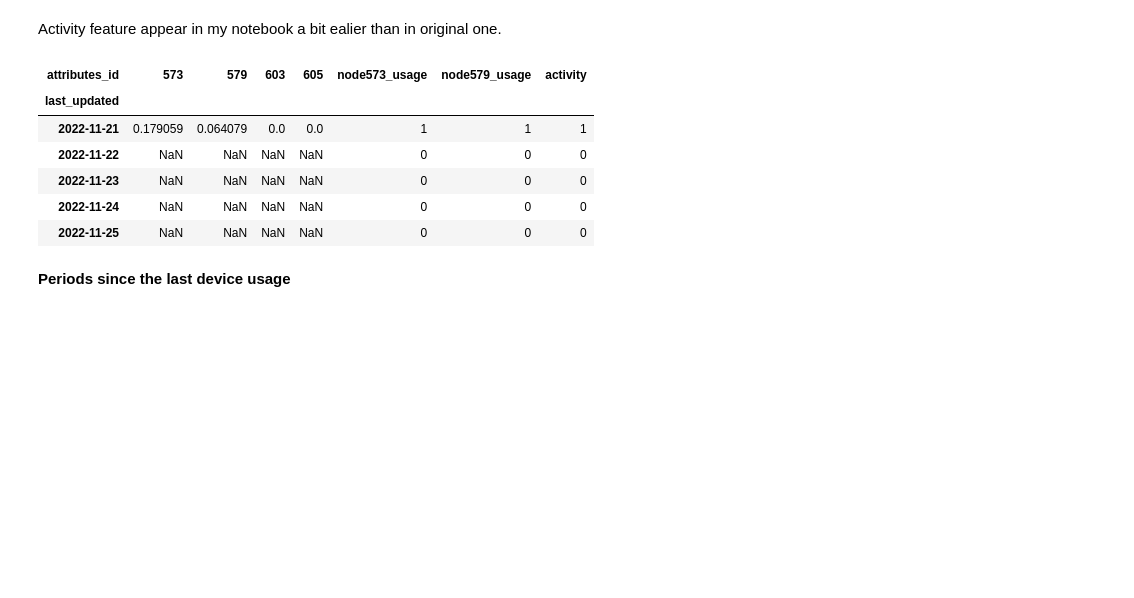
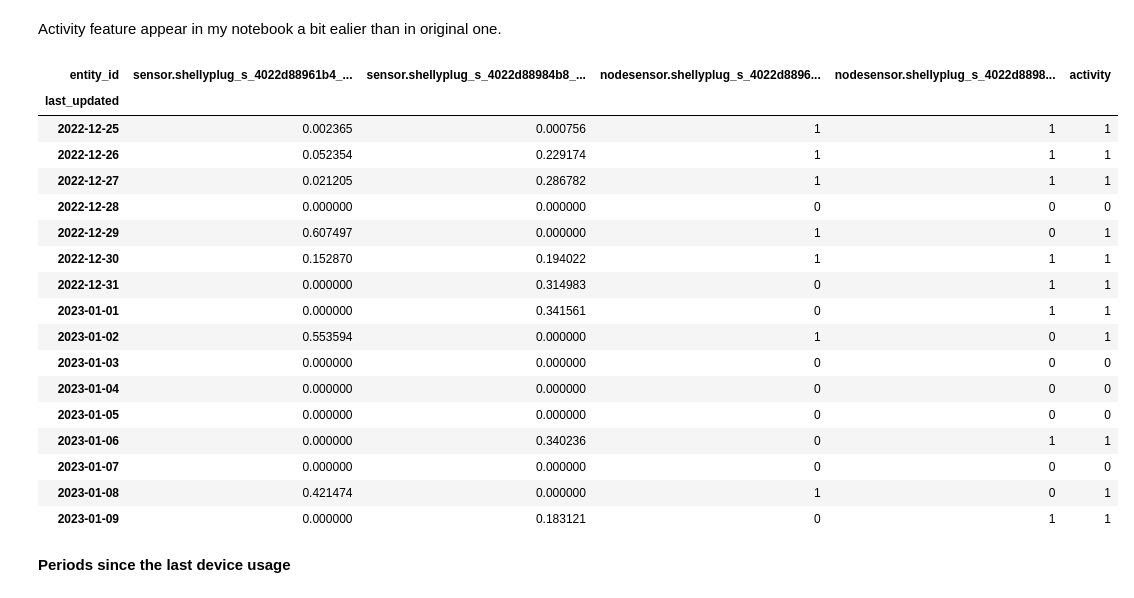
Before and after one commit to sonyaarom/Seminar-Information-Systems, a Jupyter notebook: Preparation_Agent_HA.ipynb, the cells around one changed output. Cells and saved outputs as stored; diff of their text form; code cells hidden in the pictures; blank space fills up the shorter version.

```diff
--- a/Preparation_Agent_HA.ipynb
+++ b/Preparation_Agent_HA.ipynb
@@ -93,5 +37,7 @@ class Preparation_Agent():
+# %%
+shiftable_devices = ["sensor.shellyplug_s_4022d88961b4_power", "sensor.shellyplug_s_4022d88984b8_power"]
 # %%
-prep = Preparation_Agent(dbfile)
+prep = Preparation_Agent(dbfile, shiftable_devices)
 prep.input.head()
 # %% [output]
 |  | state_id | entity_id | state | attributes | event_id | last_changed | last_updated | old_state_id | ... |
@@ -163,4 +213,4 @@ del access_w
 # %%
-data_w = prep.access_w(data_unpacked)
+data_w = prep.access_shiftable_devices(data_unpacked)
 data_w.head()
 # %% [output]
@@ -465,9 +678,9 @@ Function that creates binary variable and aggregates in order to show whether va
 # %%
 ## daily appliance usage
 data_all = prep.aggregate(household_s, '1D')
-active_appliances = [573,579]
+shiftable_devices = ["sensor.shellyplug_s_4022d88961b4_power", "sensor.shellyplug_s_4022d88984b8_power"]
 
-for appliance in active_appliances:
+for appliance in shiftable_devices:
     data_all['node'+ str(appliance) + '_usage'] = prep.get_device_usage(data_all, appliance, 0)
 data_all.filter(regex = 'usage')
 # %% [output]
@@ -495,17 +714,29 @@ def get_activity(self, df, active_appliances, threshold):
 setattr(Preparation_Agent, 'get_activity', get_activity)
 del get_activity
 # %%
-active = [573, 579, 603, 605]
-data_all['activity'] = prep.get_activity(data_all, active, 0)
-data_all.head()
+shiftable_devices = ["sensor.shellyplug_s_4022d88961b4_power", "sensor.shellyplug_s_4022d88984b8_power"]
+
+data_all['activity'] = prep.get_activity(data_all, shiftable_devices, 0)
+data_all
 # %% [output]
-| attributes_id | 573 | 579 | 603 | 605 | node573_usage | node579_usage | activity |
-| last_updated |  |  |  |  |  |  |  |
-| 2022-11-21 | 0.179059 | 0.064079 | 0.0 | 0.0 | 1 | 1 | 1 |
-| 2022-11-22 | NaN | NaN | NaN | NaN | 0 | 0 | 0 |
-| 2022-11-23 | NaN | NaN | NaN | NaN | 0 | 0 | 0 |
-| 2022-11-24 | NaN | NaN | NaN | NaN | 0 | 0 | 0 |
-| 2022-11-25 | NaN | NaN | NaN | NaN | 0 | 0 | 0 |
+| entity_id | sensor.shellyplug_s_4022d88961b4_... | sensor.shellyplug_s_4022d88984b8_... | nodesensor.shellyplug_s_4022d8896... | nodesensor.shellyplug_s_4022d8898... | activity |
+| last_updated |  |  |  |  |  |
+| 2022-12-25 | 0.002365 | 0.000756 | 1 | 1 | 1 |
+| 2022-12-26 | 0.052354 | 0.229174 | 1 | 1 | 1 |
+| 2022-12-27 | 0.021205 | 0.286782 | 1 | 1 | 1 |
+| 2022-12-28 | 0.000000 | 0.000000 | 0 | 0 | 0 |
+| 2022-12-29 | 0.607497 | 0.000000 | 1 | 0 | 1 |
+| 2022-12-30 | 0.152870 | 0.194022 | 1 | 1 | 1 |
+| 2022-12-31 | 0.000000 | 0.314983 | 0 | 1 | 1 |
+| 2023-01-01 | 0.000000 | 0.341561 | 0 | 1 | 1 |
+| 2023-01-02 | 0.553594 | 0.000000 | 1 | 0 | 1 |
+| 2023-01-03 | 0.000000 | 0.000000 | 0 | 0 | 0 |
+| 2023-01-04 | 0.000000 | 0.000000 | 0 | 0 | 0 |
+| 2023-01-05 | 0.000000 | 0.000000 | 0 | 0 | 0 |
+| 2023-01-06 | 0.000000 | 0.340236 | 0 | 1 | 1 |
+| 2023-01-07 | 0.000000 | 0.000000 | 0 | 0 | 0 |
+| 2023-01-08 | 0.421474 | 0.000000 | 1 | 0 | 1 |
+| 2023-01-09 | 0.000000 | 0.183121 | 0 | 1 | 1 |
 # %% [markdown]
 **Periods since the last device usage**
 # %%
```
Also changed, not shown: parts of 74 cells of this notebook, 5 other files.
